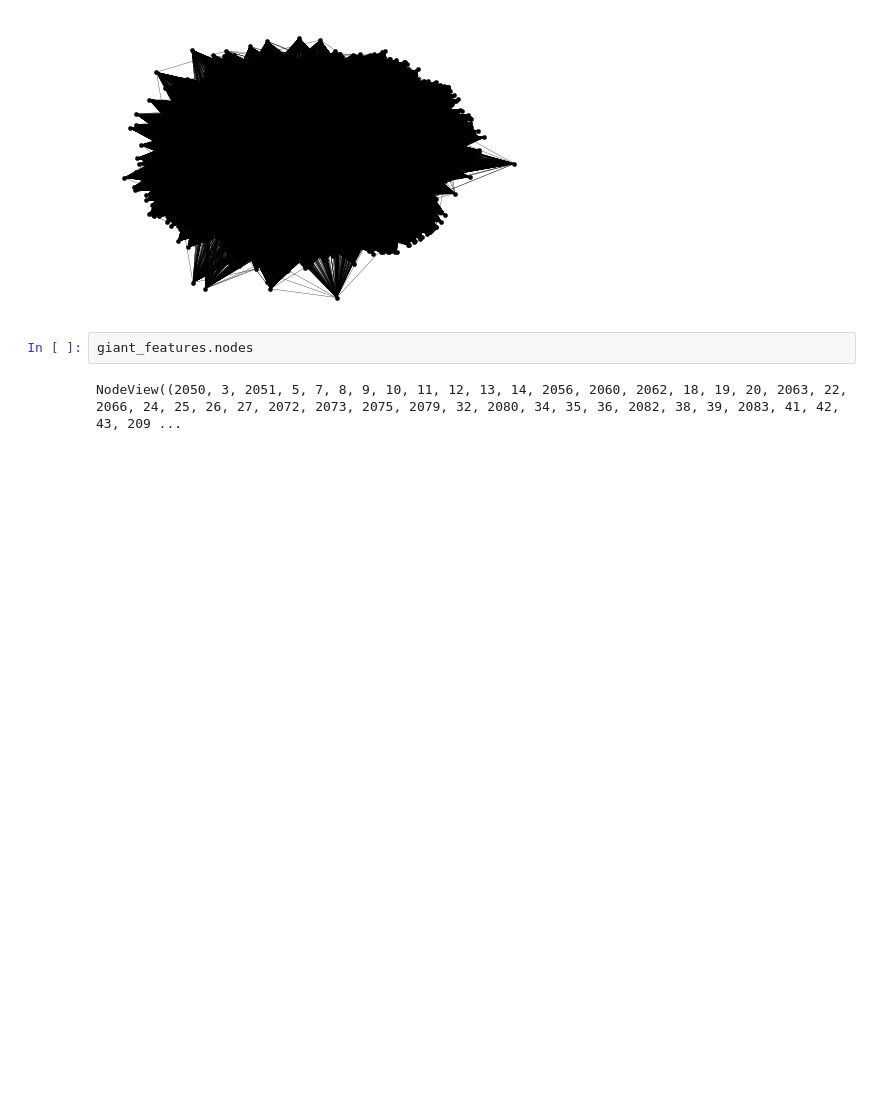
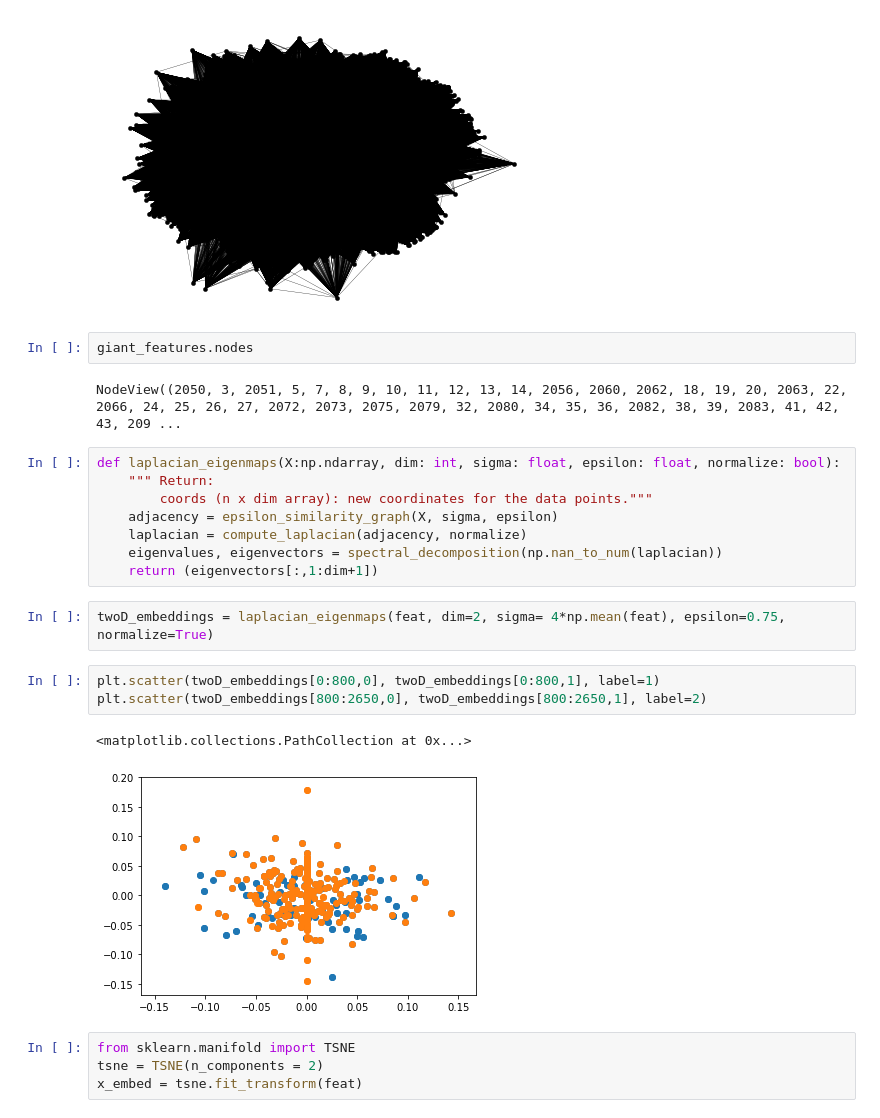
Before and after one commit to aaag97/ntds-projects, a Jupyter notebook: Project/wikipedia.ipynb, the cells around one changed output. Drawn from its saved outputs; the diff is of its cells as text; blank space fills up the shorter version.

```diff
--- a/Project/wikipedia.ipynb
+++ b/Project/wikipedia.ipynb
@@ -400,3 +413,23 @@ nx.draw(giant_features, **options)
 giant_features.nodes
 # %% [output]
 NodeView((2050, 3, 2051, 5, 7, 8, 9, 10, 11, 12, 13, 14, 2056, 2060, 2062, 18, 19, 20, 2063, 22, 2066, 24, 25, 26, 27, 2072, 2073, 2075, 2079, 32, 2080, 34, 35, 36, 2082, 38, 39, 2083, 41, 42, 43, 209 ...
+# %%
+def laplacian_eigenmaps(X:np.ndarray, dim: int, sigma: float, epsilon: float, normalize: bool):
+    """ Return:
+        coords (n x dim array): new coordinates for the data points."""
+    adjacency = epsilon_similarity_graph(X, sigma, epsilon)
+    laplacian = compute_laplacian(adjacency, normalize)
+    eigenvalues, eigenvectors = spectral_decomposition(np.nan_to_num(laplacian))
+    return (eigenvectors[:,1:dim+1])
+# %%
+twoD_embeddings = laplacian_eigenmaps(feat, dim=2, sigma= 4*np.mean(feat), epsilon=0.75, normalize=True)
+# %%
+plt.scatter(twoD_embeddings[0:800,0], twoD_embeddings[0:800,1], label=1)
+plt.scatter(twoD_embeddings[800:2650,0], twoD_embeddings[800:2650,1], label=2)
+# %% [output]
+<matplotlib.collections.PathCollection at 0x...>
+[figure, added]
+# %%
+from sklearn.manifold import TSNE
+tsne = TSNE(n_components = 2)
+x_embed = tsne.fit_transform(feat)
```
Also changed, not shown: parts of 9 cells of this notebook.
